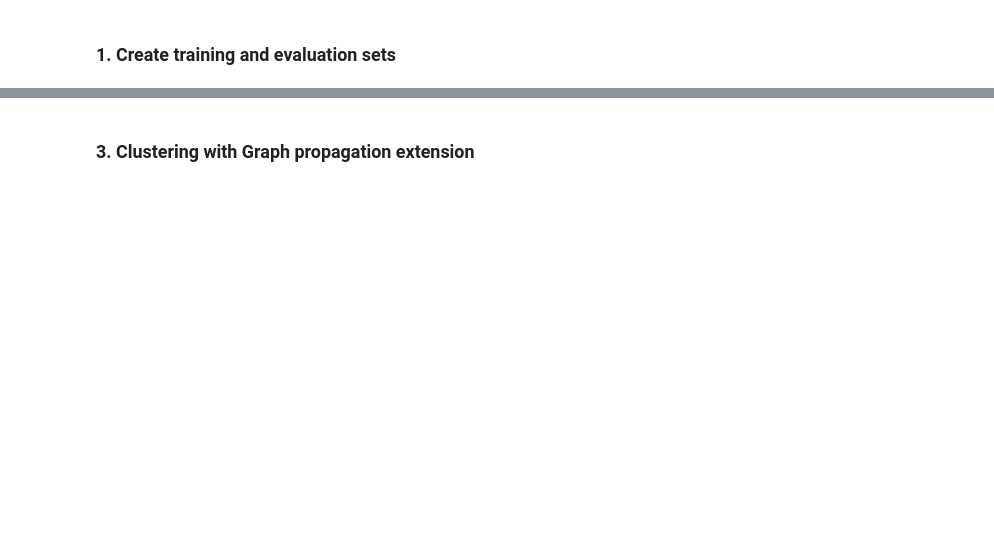
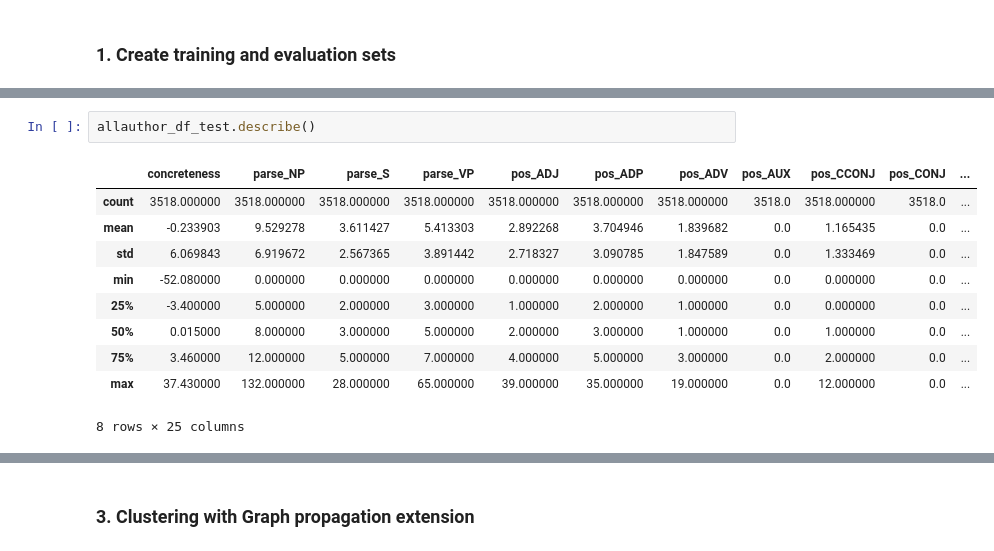
Before and after one commit to elenakhas/ProjectGutenberg-1, a Jupyter notebook: 3_ClassificationClustering/ProjectGutenberg_ModelingEvalutation.ipynb, the cells around one changed output, grey strips where cells are left out. Drawn from its saved outputs; the diff is of its cells as text; blank space fills up the shorter version.

```diff
--- a/3_ClassificationClustering/ProjectGutenberg_ModelingEvalutation.ipynb
+++ b/3_ClassificationClustering/ProjectGutenberg_ModelingEvalutation.ipynb
@@ -59,0 +147,13 @@ X[0]
+# %%
+allauthor_df_test.describe()
+# %% [output]
+|  | concreteness | parse_NP | parse_S | parse_VP | pos_ADJ | pos_ADP | pos_ADV | pos_AUX | pos_CCONJ | pos_CONJ | ... |
+| count | 3518.000000 | 3518.000000 | 3518.000000 | 3518.000000 | 3518.000000 | 3518.000000 | 3518.000000 | 3518.0 | 3518.000000 | 3518.0 | ... |
+| mean | -0.233903 | 9.529278 | 3.611427 | 5.413303 | 2.892268 | 3.704946 | 1.839682 | 0.0 | 1.165435 | 0.0 | ... |
+| std | 6.069843 | 6.919672 | 2.567365 | 3.891442 | 2.718327 | 3.090785 | 1.847589 | 0.0 | 1.333469 | 0.0 | ... |
+| min | -52.080000 | 0.000000 | 0.000000 | 0.000000 | 0.000000 | 0.000000 | 0.000000 | 0.0 | 0.000000 | 0.0 | ... |
+| 25% | -3.400000 | 5.000000 | 2.000000 | 3.000000 | 1.000000 | 2.000000 | 1.000000 | 0.0 | 0.000000 | 0.0 | ... |
+| 50% | 0.015000 | 8.000000 | 3.000000 | 5.000000 | 2.000000 | 3.000000 | 1.000000 | 0.0 | 1.000000 | 0.0 | ... |
+| 75% | 3.460000 | 12.000000 | 5.000000 | 7.000000 | 4.000000 | 5.000000 | 3.000000 | 0.0 | 2.000000 | 0.0 | ... |
+| max | 37.430000 | 132.000000 | 28.000000 | 65.000000 | 39.000000 | 35.000000 | 19.000000 | 0.0 | 12.000000 | 0.0 | ... |
+8 rows × 25 columns
```
Also changed, not shown: parts of 38 cells of this notebook, 15 other files.
